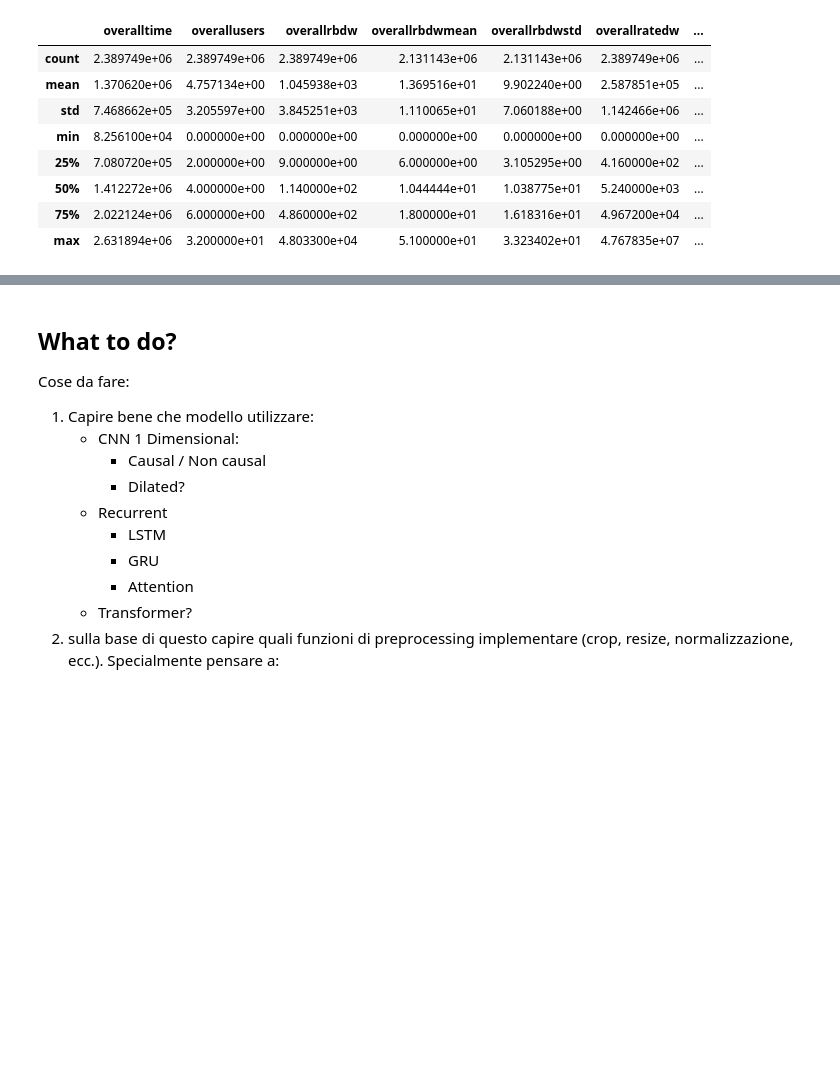
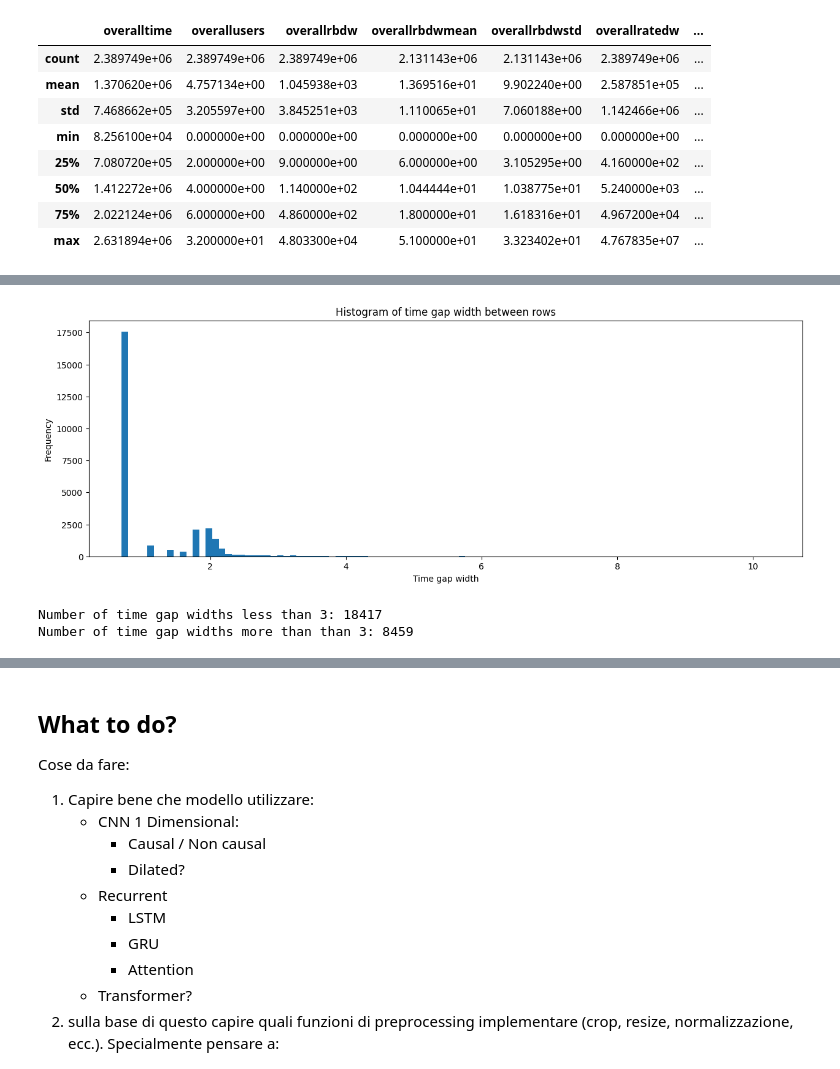
Before and after one commit to rmazzier/MLCommSysProject, a Jupyter notebook: exploratory_data_analysis.ipynb, the cells around one changed output, grey strips where cells are left out. Drawn from its saved outputs; the diff is of its cells as text; code cells hidden in the pictures; blank space fills up the shorter version.

```diff
--- a/exploratory_data_analysis.ipynb
+++ b/exploratory_data_analysis.ipynb
@@ -109,0 +171,17 @@ len(data)
+# %%
+plt.figure(figsize=(15, 5))
+plt.hist(np.log(time_gap_widths), bins=100)
+plt.xlabel("Time gap width")
+plt.ylabel("Frequency")
+plt.title("Histogram of time gap width between rows")
+plt.show()
+# %% [output]
+[figure, added]
+# %%
+# Count how many times time gap width is less than 3
+time_gap_widths = np.array(time_gap_widths)
+print(f"Number of time gap widths less than 3: {np.sum(time_gap_widths <= 3)}")
+print(f"Number of time gap widths more than than 3: {np.sum(time_gap_widths > 3)}")
+# %% [output]
+Number of time gap widths less than 3: 18417
+Number of time gap widths more than than 3: 8459
```
Also changed, not shown: parts of 18 cells of this notebook, 6 other files.
